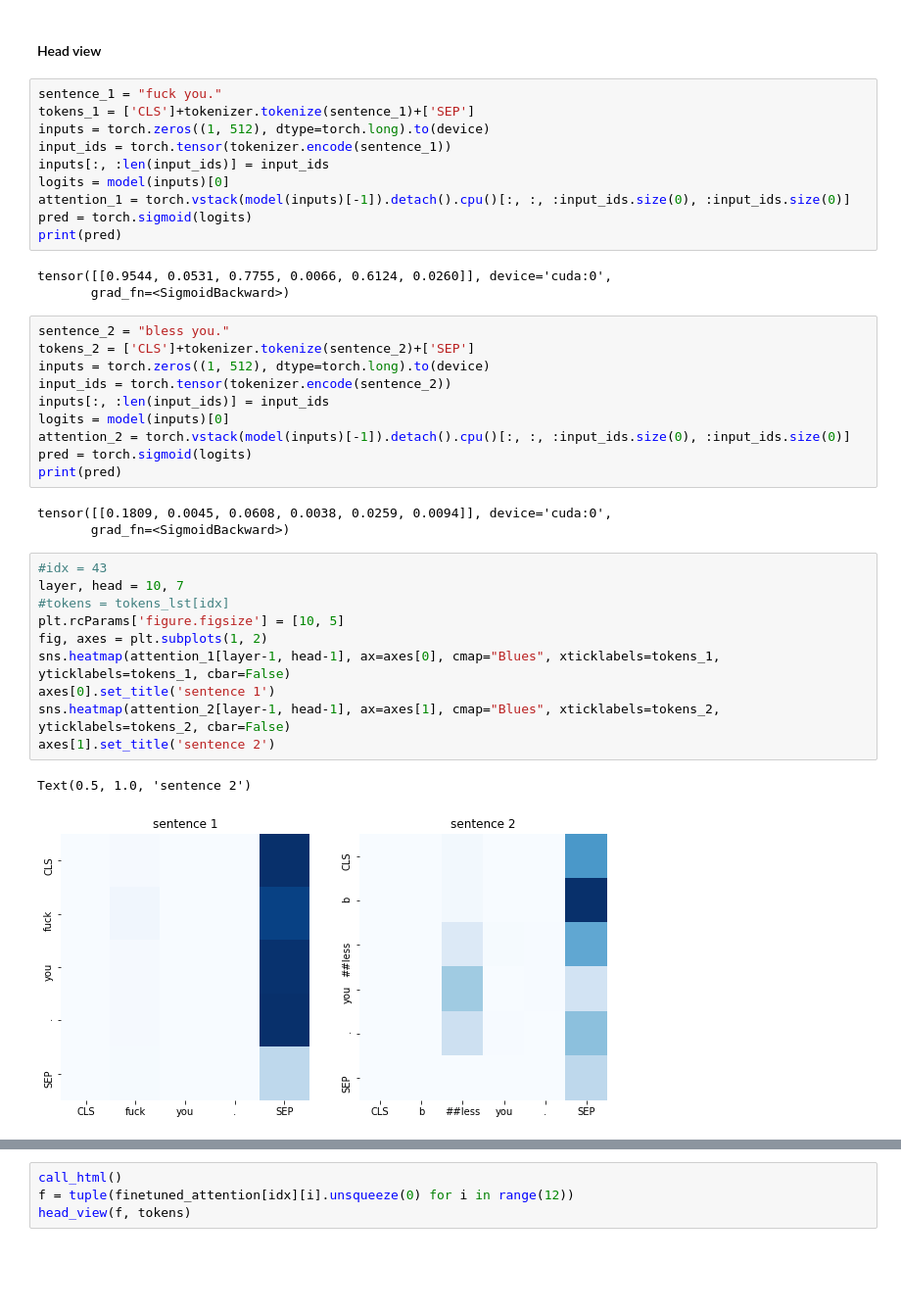
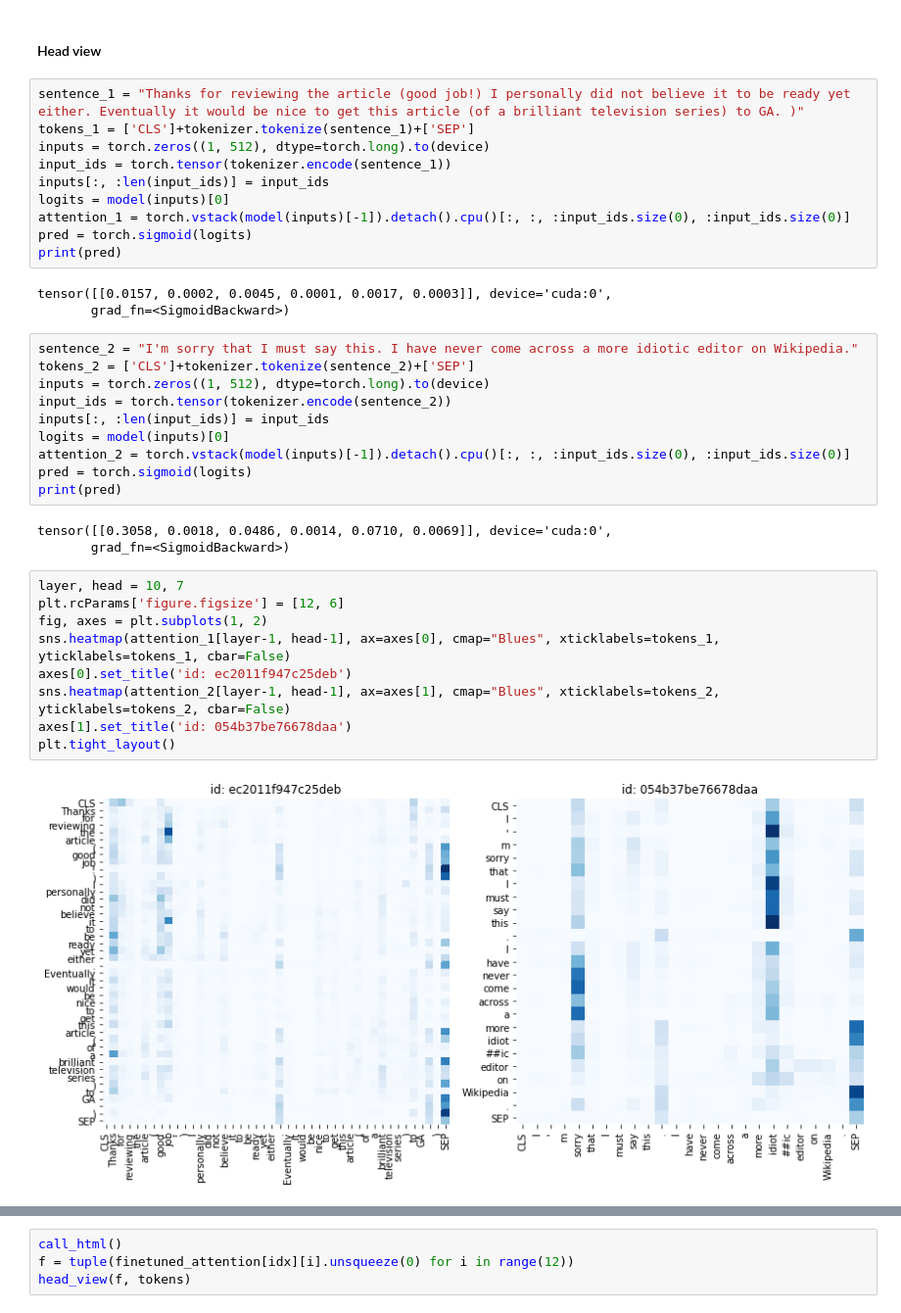
Before and after one commit to Yakoob-Khan/Toxic-Comment-Classification-Challenge, a Jupyter notebook: deep_learning_based_models/pipeline.ipynb, the cells around one changed output, grey strips where cells are left out. Shown at 98% size. Drawn from its saved outputs; the diff is of its cells as text; blank space fills up the shorter version.

Commit message:
Finished with deep_learning_based_models

```diff
--- a/deep_learning_based_models/pipeline.ipynb
+++ b/deep_learning_based_models/pipeline.ipynb
@@ -603,41 +532,39 @@ Text(0.01, 0.5, 'Layer')
 # %% [markdown]
 #### Head view
+# %%
+sentence_1 = "Thanks for reviewing the article (good job!) I personally did not believe it to be ready yet either. Eventually it would be nice to get this article (of a brilliant television series) to GA. )"
+tokens_1 = ['CLS']+tokenizer.tokenize(sentence_1)+['SEP']
+inputs = torch.zeros((1, 512), dtype=torch.long).to(device)
+input_ids = torch.tensor(tokenizer.encode(sentence_1))
+inputs[:, :len(input_ids)] = input_ids
+logits = model(inputs)[0]
+attention_1 = torch.vstack(model(inputs)[-1]).detach().cpu()[:, :, :input_ids.size(0), :input_ids.size(0)]
+pred = torch.sigmoid(logits)
+print(pred)
+# %% [output]
+tensor([[0.0157, 0.0002, 0.0045, 0.0001, 0.0017, 0.0003]], device='cuda:0',
+       grad_fn=<SigmoidBackward>)
 # %%
-sentence_1 = "fuck you."
-tokens_1 = ['CLS']+tokenizer.tokenize(sentence_1)+['SEP']
+sentence_2 = "I'm sorry that I must say this. I have never come across a more idiotic editor on Wikipedia."
+tokens_2 = ['CLS']+tokenizer.tokenize(sentence_2)+['SEP']
 inputs = torch.zeros((1, 512), dtype=torch.long).to(device)
-input_ids = torch.tensor(tokenizer.encode(sentence_1))
+input_ids = torch.tensor(tokenizer.encode(sentence_2))
 inputs[:, :len(input_ids)] = input_ids
 logits = model(inputs)[0]
-attention_1 = torch.vstack(model(inputs)[-1]).detach().cpu()[:, :, :input_ids.size(0), :input_ids.size(0)]
+attention_2 = torch.vstack(model(inputs)[-1]).detach().cpu()[:, :, :input_ids.size(0), :input_ids.size(0)]
 pred = torch.sigmoid(logits)
 print(pred)
 # %% [output]
-tensor([[0.9544, 0.0531, 0.7755, 0.0066, 0.6124, 0.0260]], device='cuda:0',
+tensor([[0.3058, 0.0018, 0.0486, 0.0014, 0.0710, 0.0069]], device='cuda:0',
        grad_fn=<SigmoidBackward>)
-# %%
-sentence_2 = "bless you."
-tokens_2 = ['CLS']+tokenizer.tokenize(sentence_2)+['SEP']
-inputs = torch.zeros((1, 512), dtype=torch.long).to(device)
-input_ids = torch.tensor(tokenizer.encode(sentence_2))
-inputs[:, :len(input_ids)] = input_ids
-logits = model(inputs)[0]
-attention_2 = torch.vstack(model(inputs)[-1]).detach().cpu()[:, :, :input_ids.size(0), :input_ids.size(0)]
-pred = torch.sigmoid(logits)
-print(pred)
-# %% [output]
-tensor([[0.1809, 0.0045, 0.0608, 0.0038, 0.0259, 0.0094]], device='cuda:0',
-       grad_fn=<SigmoidBackward>)
 # %%
-#idx = 43
 layer, head = 10, 7
-#tokens = tokens_lst[idx]
-plt.rcParams['figure.figsize'] = [10, 5]
+plt.rcParams['figure.figsize'] = [12, 6]
 fig, axes = plt.subplots(1, 2)
 sns.heatmap(attention_1[layer-1, head-1], ax=axes[0], cmap="Blues", xticklabels=tokens_1, yticklabels=tokens_1, cbar=False)
-axes[0].set_title('sentence 1')
+axes[0].set_title('id: ec2011f947c25deb')
 sns.heatmap(attention_2[layer-1, head-1], ax=axes[1], cmap="Blues", xticklabels=tokens_2, yticklabels=tokens_2, cbar=False)
-axes[1].set_title('sentence 2')
+axes[1].set_title('id: 054b37be76678daa')
+plt.tight_layout()
 # %% [output]
-Text(0.5, 1.0, 'sentence 2')
-[figure, old version]
+[figure, new version]
```
Also changed, not shown: parts of 13 cells of this notebook, 3 other files.
